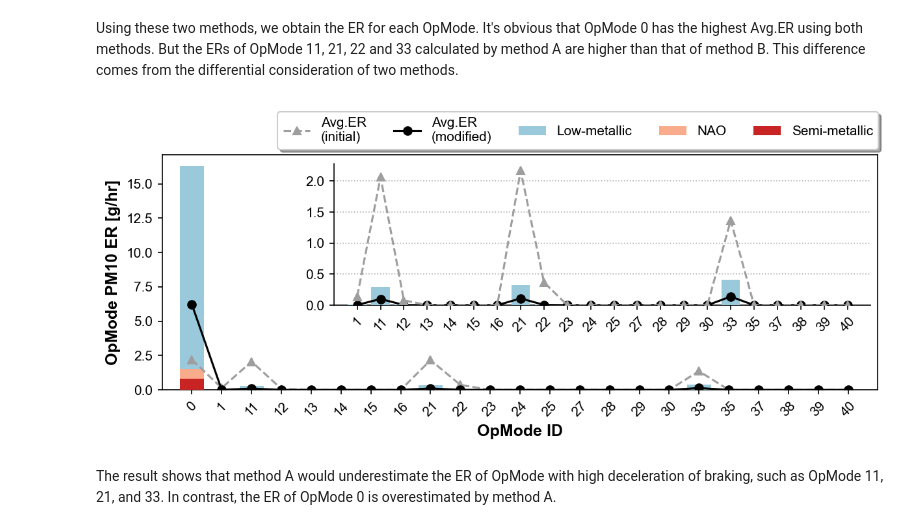
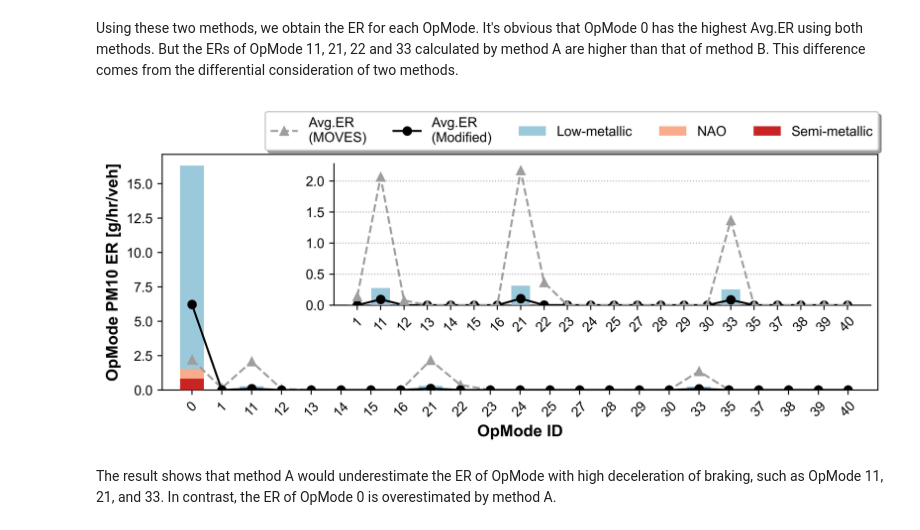
Before and after one commit to QiuziChen/brake-wear-emission-modeling, a Jupyter notebook: Doc_6_OpMode_ER_Assignment.ipynb, the cells around one changed output. Saved outputs shown, nothing was run; the diff lists cells and outputs as text; code cells hidden in the pictures.

```diff
--- a/Doc_6_OpMode_ER_Assignment.ipynb
+++ b/Doc_6_OpMode_ER_Assignment.ipynb
@@ -65,0 +52,11 @@ The proportional distributions are shown below.
+# %%
+agg_overall['brakeFreq'] = agg_overall['brakeEventNum'] / agg_overall['mileage']
+agg_overall['brakeTimeMean'] = agg_overall['brakeCount'] / agg_overall['brakeEventNum']
+agg_overall['brakeDecelMean'] = [sum(agg_overall['brakeDecelBinCount'].loc[0] / agg_overall['brakeCount'].loc[0] * DECEL_BIN[:-1])]
+agg_overall['speedMean'] = [sum(agg_overall['speedBinCount'].loc[0] / agg_overall['trajCount'].loc[0] * SPEED_BIN[:-1])]
+agg_overall['initSpeedMean'] = [sum(agg_overall['initSpeedBinCount'].loc[0] / agg_overall['brakeCount'].loc[0] * SPEED_BIN[:-1])]
+print("braking frequency", agg_overall['brakeFreq'].loc[0])
+print("average speed", agg_overall['speedMean'].loc[0])
+print("average initial braking speed", agg_overall['initSpeedMean'].loc[0])
+print("average braking duration", agg_overall['brakeTimeMean'].loc[0])
+print("average braking decel", agg_overall['brakeDecelMean'].loc[0])
@@ -205,10 +263,10 @@ $$
 > - $p^i(decel_j)$ is the proportion of each braking deceleration bin $j$ in OpMode $i$.
 > - $ER^m(decel_j)$ is the corresponding emission rate of deceleration bin $i$ for material $m$ calculated from the ER-decel curve.
 # %%
-agg_OpMode['PM10 ER Avg'] = agg_OpMode['brakeDecelBinFrac'].apply(lambda x: sum(ER.calER(DECEL_BIN[:-1], 'avg') * x))
-agg_OpMode['PM10 ER LM'] = agg_OpMode['brakeDecelBinFrac'].apply(lambda x: sum(ER.calER(DECEL_BIN[:-1], 'LM') * x))
-agg_OpMode['PM10 ER SM'] = agg_OpMode['brakeDecelBinFrac'].apply(lambda x: sum(ER.calER(DECEL_BIN[:-1], 'SM') * x))
-agg_OpMode['PM10 ER NAO'] = agg_OpMode['brakeDecelBinFrac'].apply(lambda x: sum(ER.calER(DECEL_BIN[:-1], 'NAO') * x))
+agg_OpMode['PM10 ER Avg'] = agg_OpMode.apply(lambda x: sum(ER.calER(DECEL_BIN[:-1], 'avg') * x['brakeDecelBinFrac'] * x['brakeFrac']), axis=1)
+agg_OpMode['PM10 ER LM'] = agg_OpMode.apply(lambda x: sum(ER.calER(DECEL_BIN[:-1], 'LM') * x['brakeDecelBinFrac'] * x['brakeFrac']), axis=1)
+agg_OpMode['PM10 ER SM'] = agg_OpMode.apply(lambda x: sum(ER.calER(DECEL_BIN[:-1], 'SM') * x['brakeDecelBinFrac'] * x['brakeFrac']), axis=1)
+agg_OpMode['PM10 ER NAO'] = agg_OpMode.apply(lambda x: sum(ER.calER(DECEL_BIN[:-1], 'NAO') * x['brakeDecelBinFrac'] * x['brakeFrac']), axis=1)
 agg_OpMode.fillna(0, inplace=True)
 
 # generate the OpMode ERs
@@ -219,44 +302,44 @@ Using these two methods, we obtain the ER for each OpMode. It's obvious that OpM
 # %%
 fig, ax = plt.subplots(1,1, figsize=(8,3), constrained_layout=True)
 
 # ER bar
 modes = np.arange(0,agg_OpMode.shape[0])
-ax.bar(modes, agg_OpMode['PM10 ER LM'], color=LIGHTBLUE, label="Low-metallic" if CHN==False else "低金属排放率", zorder=100)
-ax.bar(modes, agg_OpMode['PM10 ER NAO'], color=ORANGE, label="NAO" if CHN==False else "NAO排放率", zorder=100)
-ax.bar(modes, agg_OpMode['PM10 ER SM'], color=RED, label="Semi-metallic" if CHN==False else "半金属排放率", zorder=100)
+ax.bar(modes, agg_OpMode['PM10 ER LM'], color=LIGHTBLUE, label="Low-metallic", zorder=1)
+ax.bar(modes, agg_OpMode['PM10 ER NAO'], color=ORANGE, label="NAO", zorder=1)
+ax.bar(modes, agg_OpMode['PM10 ER SM'], color=RED, label="Semi-metallic", zorder=1)
 
 ax.set_xlim(-1,agg_OpMode.shape[0])
 ax.set_xticks(modes)
 ax.set_xticklabels(agg_OpMode.index, rotation=45)
 
 # plot
-ax.plot(modes, agg_OpMode['PM10 ER MOVES'], color=GREY, marker="^", linestyle="--", label="Avg.ER\n(initial)" if CHN==False else "平均排放率\n(不考虑减速度分布)", zorder=200)
-ax.plot(modes, agg_OpMode['PM10 ER Avg'], color="k", marker="o", label="Avg.ER\n(modified)" if CHN==False else "平均排放率\n(考虑减速度分布)", zorder=200)
+ax.plot(modes, agg_OpMode['PM10 ER MOVES'], color=GREY, marker="^", linestyle="--", label="Avg.ER\n(MOVES)", zorder=2)
+ax.plot(modes, agg_OpMode['PM10 ER Avg'], color="k", marker="o", label="Avg.ER\n(Modified)", zorder=2)
 
 # labels
 ax.set_xlabel("OpMode ID", fontdict=LABEL_FONT)
-ax.set_ylabel("OpMode PM10 ER [g/hr]" if CHN==False else "OpMode PM10排放率 [g/hr]", fontdict=LABEL_FONT)
+ax.set_ylabel("OpMode PM10 ER [g/hr/veh]", fontdict=LABEL_FONT)
 
 # child axes
 w, h = 0.75, 0.6
 ax_ = ax.inset_axes([1-w-0.01, 1-h-0.04, w, h])
 modes_ = np.arange(1,agg_OpMode.shape[0])
-ax_.bar(modes_, agg_OpMode['PM10 ER LM'][1:], color=LIGHTBLUE, label="Low-metallic", zorder=200)
-ax_.bar(modes_, agg_OpMode['PM10 ER NAO'][1:], color=ORANGE, label="NAO", zorder=200)
-ax_.bar(modes_, agg_OpMode['PM10 ER SM'][1:], color=RED, label="Semi-metallic", zorder=200)
+ax_.bar(modes_, agg_OpMode['PM10 ER LM'][1:], color=LIGHTBLUE, label="Low-metallic", zorder=2)
+ax_.bar(modes_, agg_OpMode['PM10 ER NAO'][1:], color=ORANGE, label="NAO", zorder=2)
+ax_.bar(modes_, agg_OpMode['PM10 ER SM'][1:], color=RED, label="Semi-metallic", zorder=2)
 ax_.set_xlim(0,agg_OpMode.shape[0])
 ax_.set_xticks(modes_)
 ax_.set_xticklabels(agg_OpMode.index[1:], rotation=45)
-ax_.plot(modes_, agg_OpMode['PM10 ER Avg'][1:], color="k", marker="o", label="Average", zorder=200)
-ax_.plot(modes_, agg_OpMode['PM10 ER MOVES'][1:], color=GREY, marker="^", linestyle="--", label="Avg.ER*Brk.Frac.\n(used in MOVES)", zorder=200)
+ax_.plot(modes_, agg_OpMode['PM10 ER Avg'][1:], color="k", marker="o", label="Average", zorder=2)
+ax_.plot(modes_, agg_OpMode['PM10 ER MOVES'][1:], color=GREY, marker="^", linestyle="--", label="Avg.ER*Brk.Frac.\n(used in MOVES)", zorder=2)
 ax_.grid(axis="y", linestyle=":", zorder=0)
 ax_.spines['top'].set_visible(False)
 ax_.spines['right'].set_visible(False)
 
 fig.legend(loc=1, bbox_to_anchor=(1.01,1.21), bbox_transform=ax.transAxes, ncol=5, shadow=True)
 plt.show()
 # %% [output]
-[figure, old version]
+[figure, new version]
 # %% [markdown]
 The result shows that method A would underestimate the ER of OpMode with high deceleration of braking, such as OpMode 11, 21, and 33. In contrast, the ER of OpMode 0 is overestimated by method A.
 # %%
```
Also changed, not shown: parts of 32 cells of this notebook.
